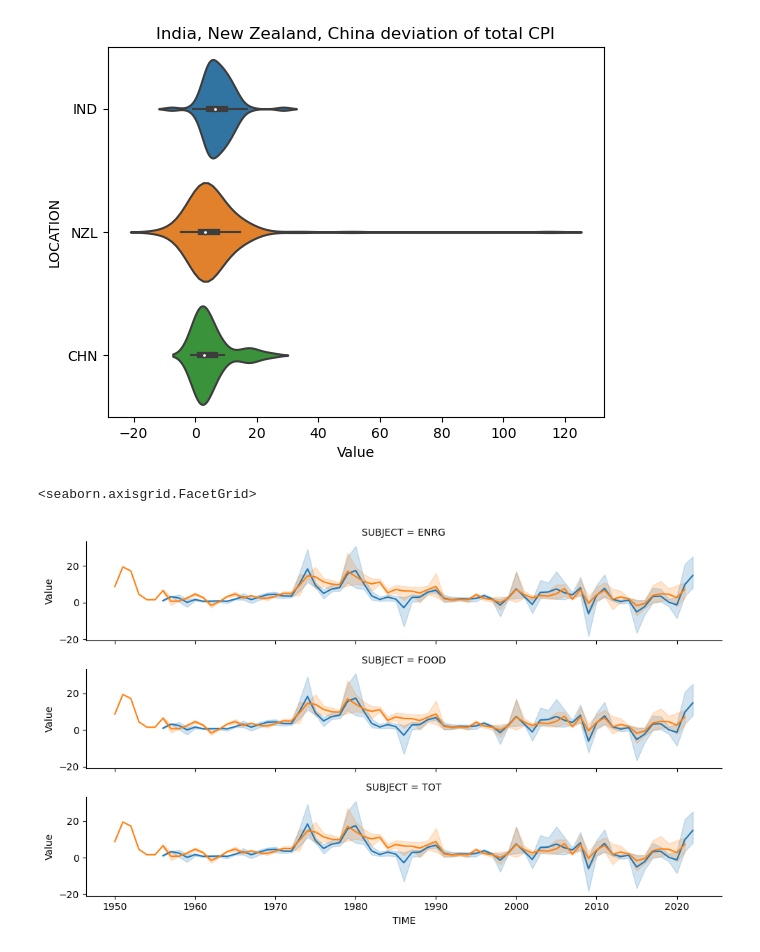
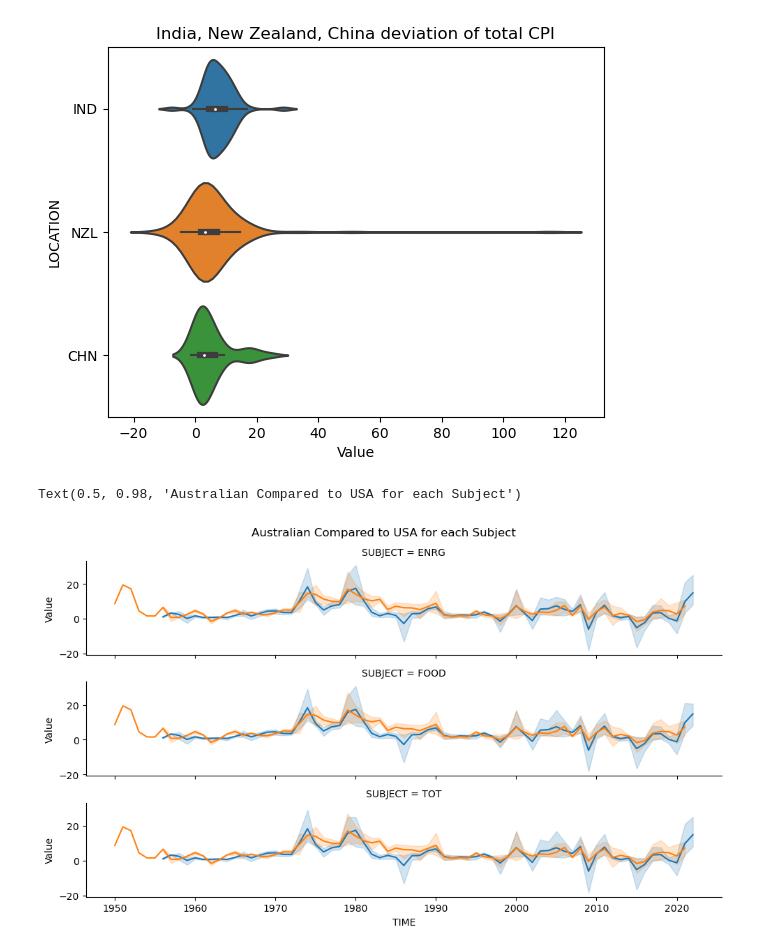
Before and after one commit to ubco-W2022T2-data301/project-group-group19, a Jupyter notebook: analysis/analysis1.ipynb, the cells around one changed output. Cells and saved outputs as stored; diff of their text form; code cells hidden in the pictures.

```diff
--- a/analysis/analysis1.ipynb
+++ b/analysis/analysis1.ipynb
@@ -184,14 +184,16 @@ tot_comp_plot=sns.violinplot(data=df_tot_comp, x="Value", y="LOCATION", scale ="
 # %%
 df_USA= dfclean.loc[dfclean['LOCATION']=="USA"]
 df_USA.reset_index()
 df_AUS= dfclean.loc[dfclean['LOCATION']=="AUS"]
 df_AUS.reset_index()
 df_USA_AUS= pd.concat([df_USA, df_AUS], ignore_index=True)
 rp = sns.FacetGrid(df_USA_AUS, row="SUBJECT",aspect=5, height=2)
 rp.map(sns.lineplot, x= df_USA_AUS["TIME"], y=df_USA_AUS["Value"], hue =df_USA_AUS['LOCATION'])
+rp.fig.subplots_adjust(top=0.9)
+rp.fig.suptitle("Australian Compared to USA for each Subject")
 #Compares two countries Australia and United States of America CPI for all subjects and displays
 #how they vary in values for subjects as well and by comparing multiple countries it is easier
 #to see what the trends are.
 # %% [output]
-<seaborn.axisgrid.FacetGrid>
+Text(0.5, 0.98, 'Australian Compared to USA for each Subject')
-[figure, old version]
+[figure, new version]
```
Also changed, not shown: 3 other files.
